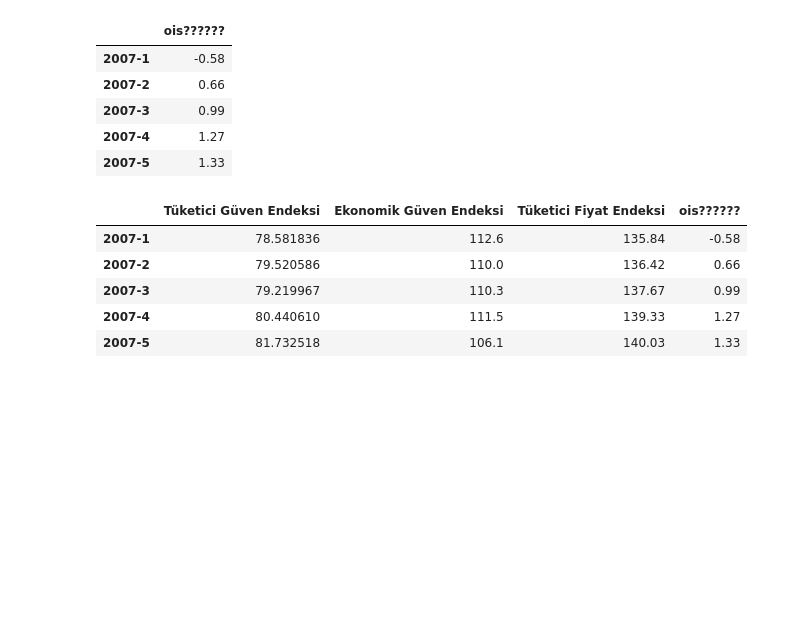
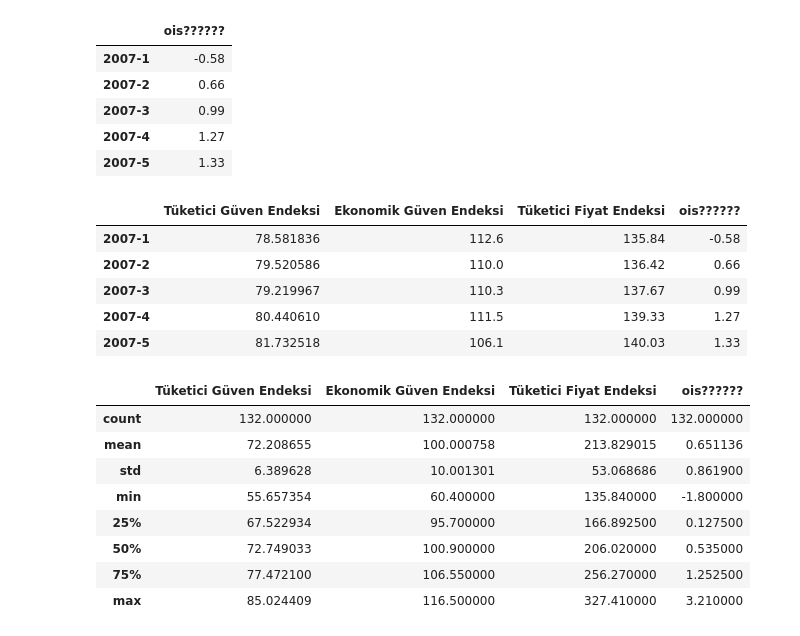
Before and after one commit to beratgumus/ConsumerConfidenceIndexEstimation, a Jupyter notebook: Proje2.ipynb, the cells around one changed output. Drawn from its saved outputs; the diff is of its cells as text; code cells hidden in the pictures; blank space fills up the shorter version.

```diff
--- a/Proje2.ipynb
+++ b/Proje2.ipynb
@@ -80,3 +80,15 @@ merged.head()
 | 2007-3 | 79.219967 | 110.3 | 137.67 | 0.99 |
 | 2007-4 | 80.440610 | 111.5 | 139.33 | 1.27 |
 | 2007-5 | 81.732518 | 106.1 | 140.03 | 1.33 |
+# %%
+merged.describe()
+# %% [output]
+|  | Tüketici Güven Endeksi | Ekonomik Güven Endeksi | Tüketici Fiyat Endeksi | ois?????? |
+| count | 132.000000 | 132.000000 | 132.000000 | 132.000000 |
+| mean | 72.208655 | 100.000758 | 213.829015 | 0.651136 |
+| std | 6.389628 | 10.001301 | 53.068686 | 0.861900 |
+| min | 55.657354 | 60.400000 | 135.840000 | -1.800000 |
+| 25% | 67.522934 | 95.700000 | 166.892500 | 0.127500 |
+| 50% | 72.749033 | 100.900000 | 206.020000 | 0.535000 |
+| 75% | 77.472100 | 106.550000 | 256.270000 | 1.252500 |
+| max | 85.024409 | 116.500000 | 327.410000 | 3.210000 |
```
Also changed, not shown: parts of 8 cells of this notebook, 1 other file.
